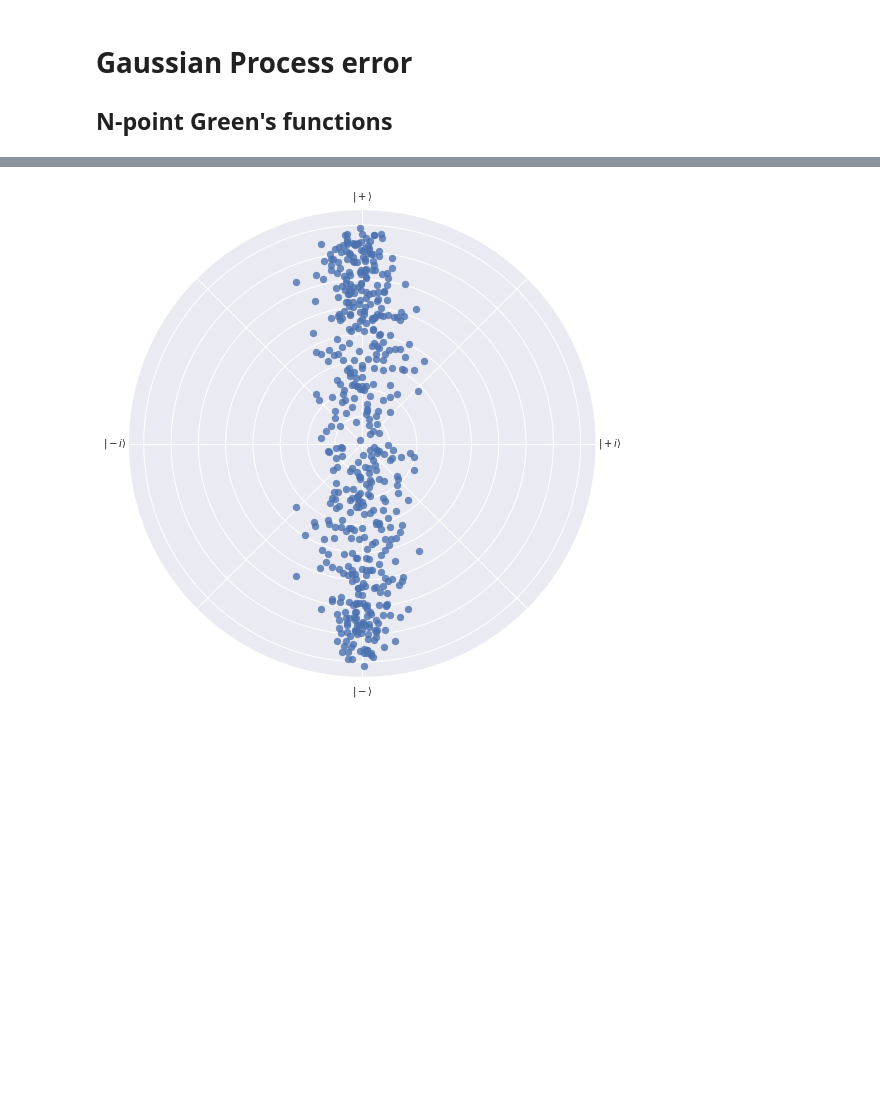
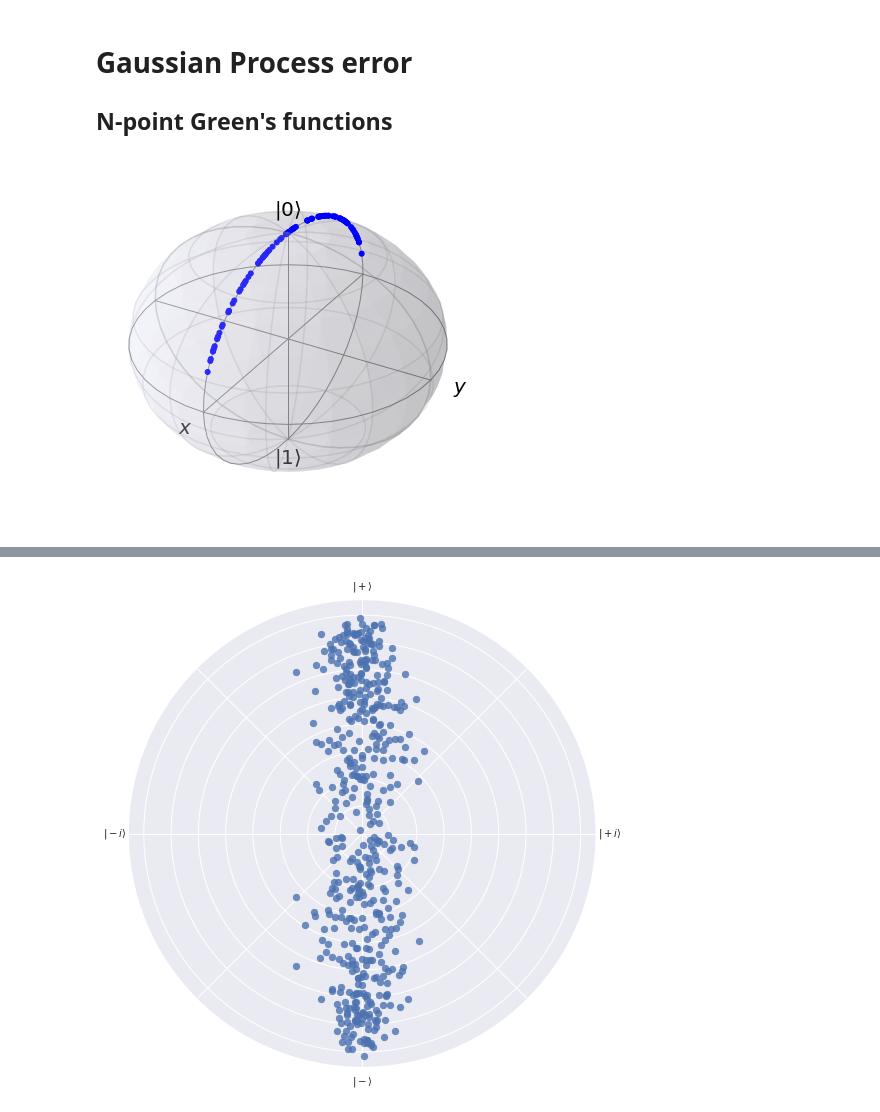
Before and after one commit to farice/SpectatorQubits, a Jupyter notebook: keldysh.ipynb, the cells around one changed output, grey strips where cells are left out. Drawn from its saved outputs; the diff is of its cells as text; code cells hidden in the pictures; blank space fills up the shorter version.

```diff
--- a/keldysh.ipynb
+++ b/keldysh.ipynb
@@ -86,23 +86,25 @@ tlist = np.linspace(0, TAU_MAX - 1, TAU_MAX, dtype=np.int)
 # %%
 from qutip import Bloch3d, Bloch
 
 gp = gaussian_process([], 0, 0, np.pi / 8, 100)
 h = functools.partial(hamiltonian, gp)
 
 
 b3d = Bloch()
 
 pts = [(h(i).expm() * state0).unit() for i in range(100)]
 
 xp = [expect(sigmax(), p) for p in pts]
 yp = [expect(sigmay(), p) for p in pts]
 zp = [expect(sigmaz(), p) for p in pts]
 # print(pts)
 b3d.add_points([xp, yp, zp])
 b3d.point_color = 'b'
 b3d.sphere_color = '#EAEAFF'
-# b3d.show()
-b3d.save('error_bloch_1d.png')
+b3d.show()
+# b3d.save('error_bloch_1d.png')
+# %% [output]
+[figure, added]
 # %%
 from qutip import Bloch3d, Bloch
 
```
Also changed, not shown: parts of 1 cell of this notebook, 4 other files.
